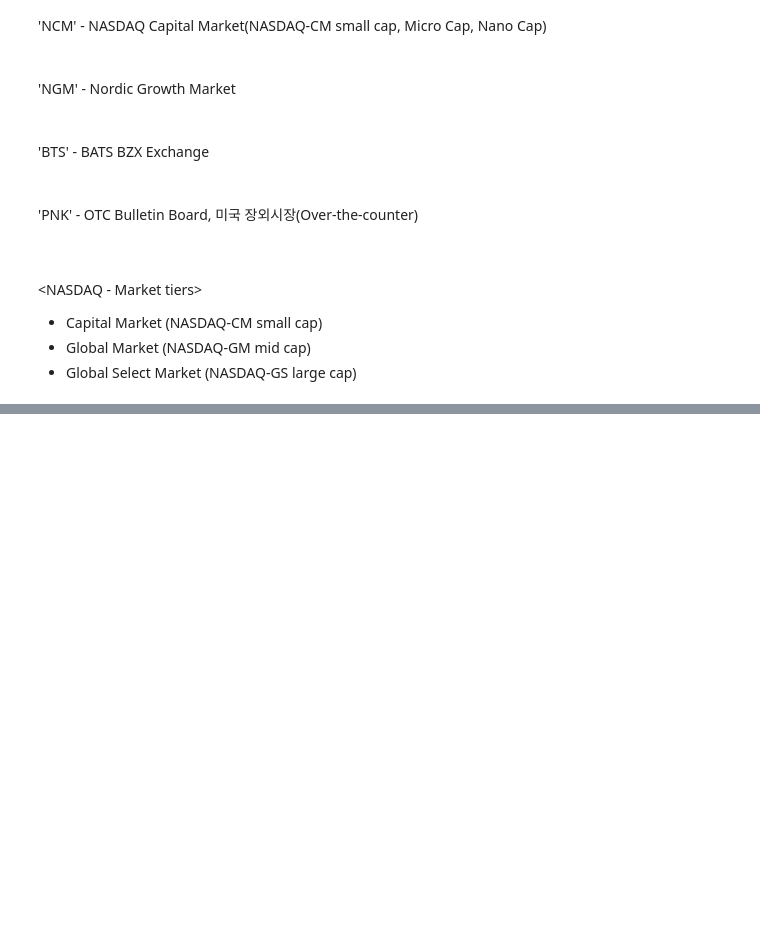
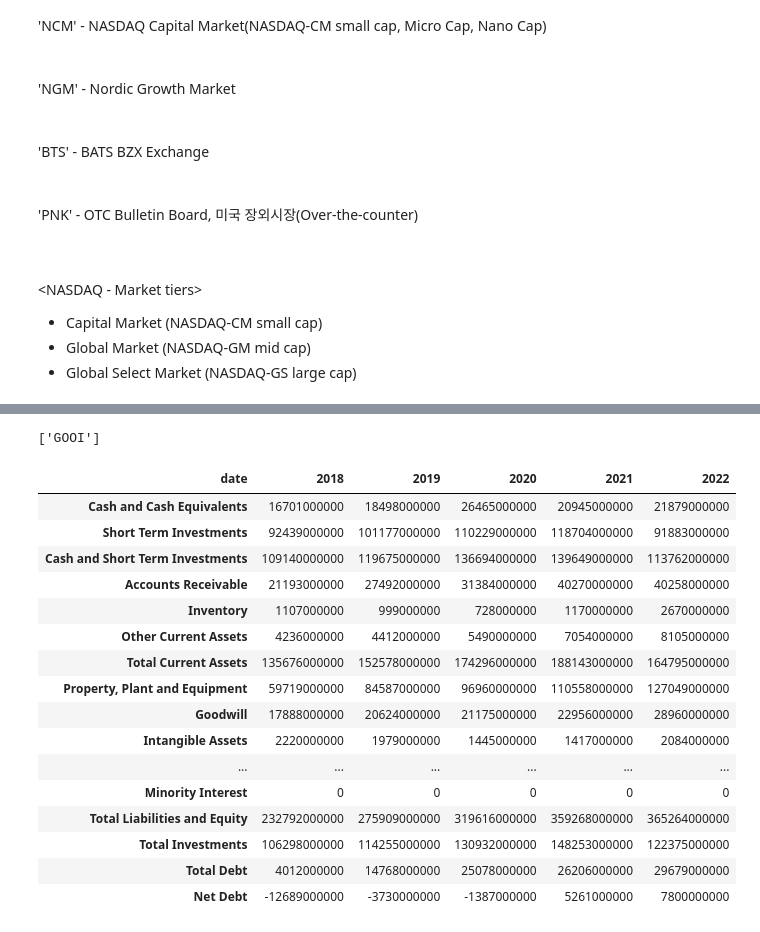
Before and after one commit to ljy9969/Quant_Portfolio, a Jupyter notebook: Analyst/USstocks.ipynb, the cells around one changed output, grey strips where cells are left out. Drawn from its saved outputs; the diff is of its cells as text; code cells hidden in the pictures; blank space fills up the shorter version.

```diff
--- a/Analyst/USstocks.ipynb
+++ b/Analyst/USstocks.ipynb
@@ -729,0 +820,31 @@ MicroCap_df.head()
+# %%
+list(CapitalMarkets.index)
+# %% [output]
+['GOOI']
+# %%
+from financetoolkit import Toolkit
+
+API_KEY = "c4fbee0222bd5a6a86573fbbc7417b8a"
+data_set = {}
+
+companies = Toolkit('GOOG', API_KEY)
+# %%
+companies.get_balance_sheet_statement()
+# %% [output]
+| date | 2018 | 2019 | 2020 | 2021 | 2022 |
+| Cash and Cash Equivalents | 16701000000 | 18498000000 | 26465000000 | 20945000000 | 21879000000 |
+| Short Term Investments | 92439000000 | 101177000000 | 110229000000 | 118704000000 | 91883000000 |
+| Cash and Short Term Investments | 109140000000 | 119675000000 | 136694000000 | 139649000000 | 113762000000 |
+| Accounts Receivable | 21193000000 | 27492000000 | 31384000000 | 40270000000 | 40258000000 |
+| Inventory | 1107000000 | 999000000 | 728000000 | 1170000000 | 2670000000 |
+| Other Current Assets | 4236000000 | 4412000000 | 5490000000 | 7054000000 | 8105000000 |
+| Total Current Assets | 135676000000 | 152578000000 | 174296000000 | 188143000000 | 164795000000 |
+| Property, Plant and Equipment | 59719000000 | 84587000000 | 96960000000 | 110558000000 | 127049000000 |
+| Goodwill | 17888000000 | 20624000000 | 21175000000 | 22956000000 | 28960000000 |
+| Intangible Assets | 2220000000 | 1979000000 | 1445000000 | 1417000000 | 2084000000 |
+| ... | ... | ... | ... | ... | ... |
+| Minority Interest | 0 | 0 | 0 | 0 | 0 |
+| Total Liabilities and Equity | 232792000000 | 275909000000 | 319616000000 | 359268000000 | 365264000000 |
+| Total Investments | 106298000000 | 114255000000 | 130932000000 | 148253000000 | 122375000000 |
+| Total Debt | 4012000000 | 14768000000 | 25078000000 | 26206000000 | 29679000000 |
+| Net Debt | -12689000000 | -3730000000 | -1387000000 | 5261000000 | 7800000000 |
```
Also changed, not shown: parts of 14 cells of this notebook.
